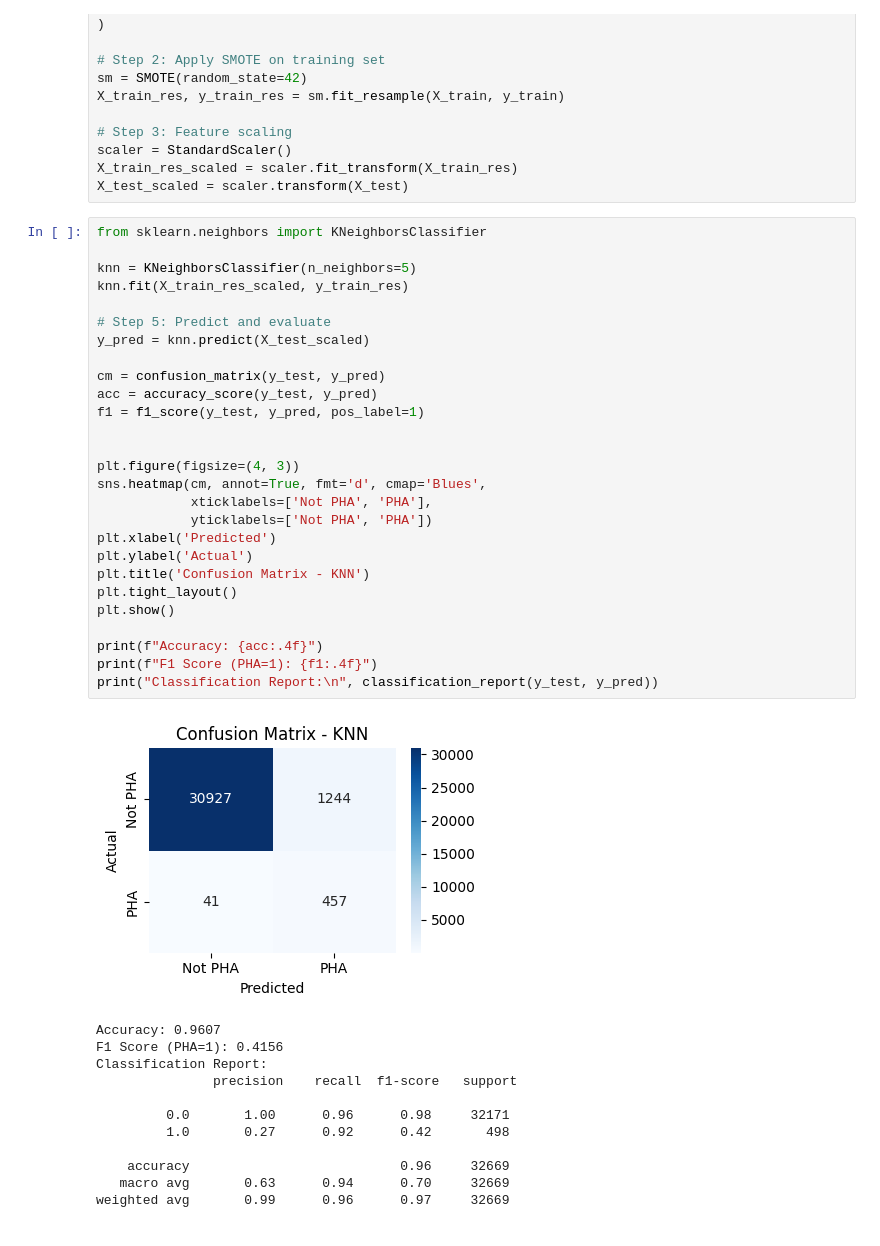
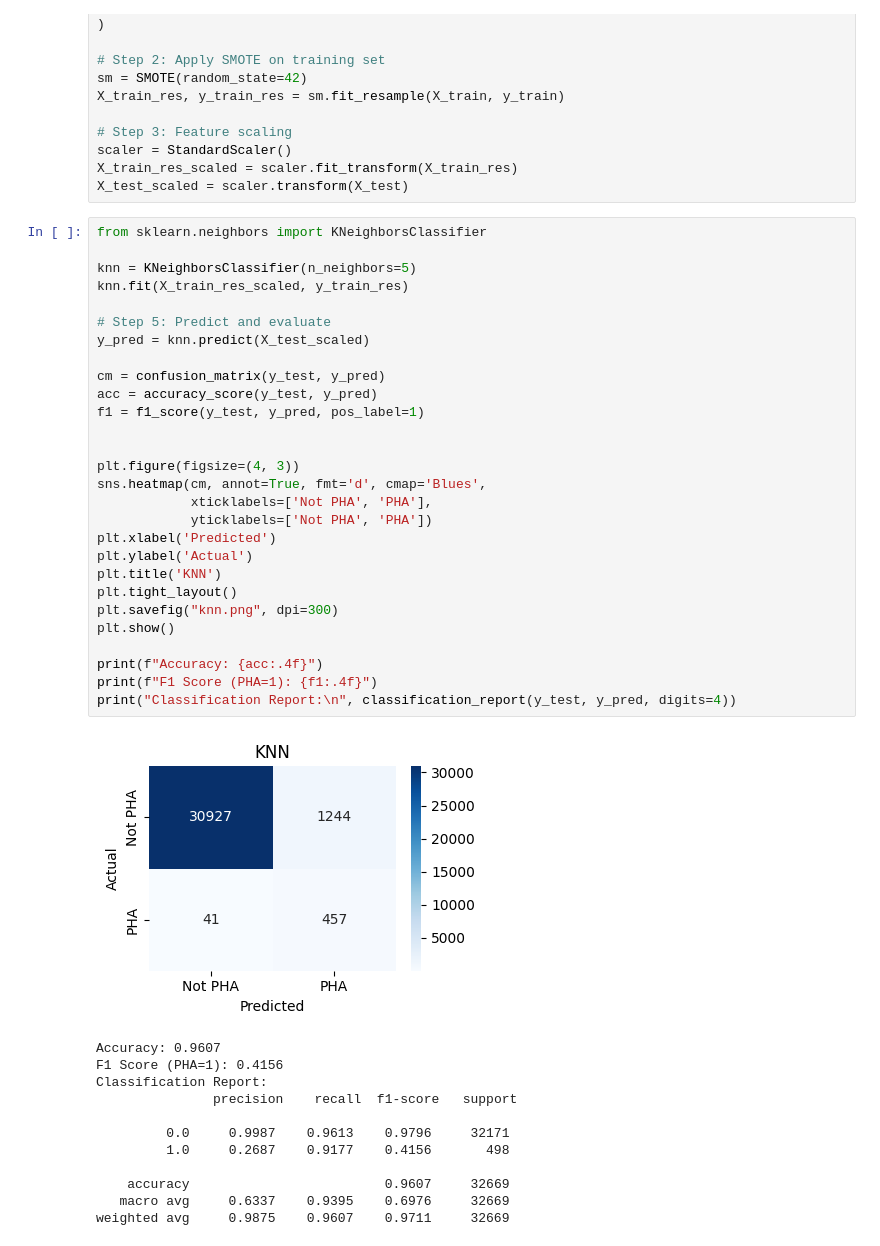
Before and after one commit to MayurSoni2003/Asteroids-Machine-Learning-Analysis, a Jupyter notebook: PHA.ipynb, the cells around one changed output. Saved outputs shown, nothing was run; the diff lists cells and outputs as text.

```diff
--- a/PHA.ipynb
+++ b/PHA.ipynb
@@ -522,43 +537,44 @@ X_test_scaled = scaler.transform(X_test)
 # %%
 from sklearn.neighbors import KNeighborsClassifier
 
 knn = KNeighborsClassifier(n_neighbors=5)
 knn.fit(X_train_res_scaled, y_train_res)
 
 # Step 5: Predict and evaluate
 y_pred = knn.predict(X_test_scaled)
 
 cm = confusion_matrix(y_test, y_pred)
 acc = accuracy_score(y_test, y_pred)
 f1 = f1_score(y_test, y_pred, pos_label=1)
 
 
 plt.figure(figsize=(4, 3))
 sns.heatmap(cm, annot=True, fmt='d', cmap='Blues',
             xticklabels=['Not PHA', 'PHA'],
             yticklabels=['Not PHA', 'PHA'])
 plt.xlabel('Predicted')
 plt.ylabel('Actual')
-plt.title('Confusion Matrix - KNN')
+plt.title('KNN')
 plt.tight_layout()
+plt.savefig("knn.png", dpi=300)
 plt.show()
 
 print(f"Accuracy: {acc:.4f}")
 print(f"F1 Score (PHA=1): {f1:.4f}")
-print("Classification Report:\n", classification_report(y_test, y_pred))
+print("Classification Report:\n", classification_report(y_test, y_pred, digits=4))
 # %% [output]
-[figure, old version]
+[figure, new version]
 Accuracy: 0.9607
 F1 Score (PHA=1): 0.4156
 Classification Report:
                precision    recall  f1-score   support
 
-         0.0       1.00      0.96      0.98     32171
-         1.0       0.27      0.92      0.42       498
+         0.0     0.9987    0.9613    0.9796     32171
+         1.0     0.2687    0.9177    0.4156       498
 
-    accuracy                           0.96     32669
-   macro avg       0.63      0.94      0.70     32669
-weighted avg       0.99      0.96      0.97     32669
+    accuracy                         0.9607     32669
+   macro avg     0.6337    0.9395    0.6976     32669
+weighted avg     0.9875    0.9607    0.9711     32669
 # %%
 from sklearn.ensemble import RandomForestClassifier, GradientBoostingClassifier
 from sklearn.linear_model import LogisticRegression
```
Also changed, not shown: parts of 15 cells of this notebook.
